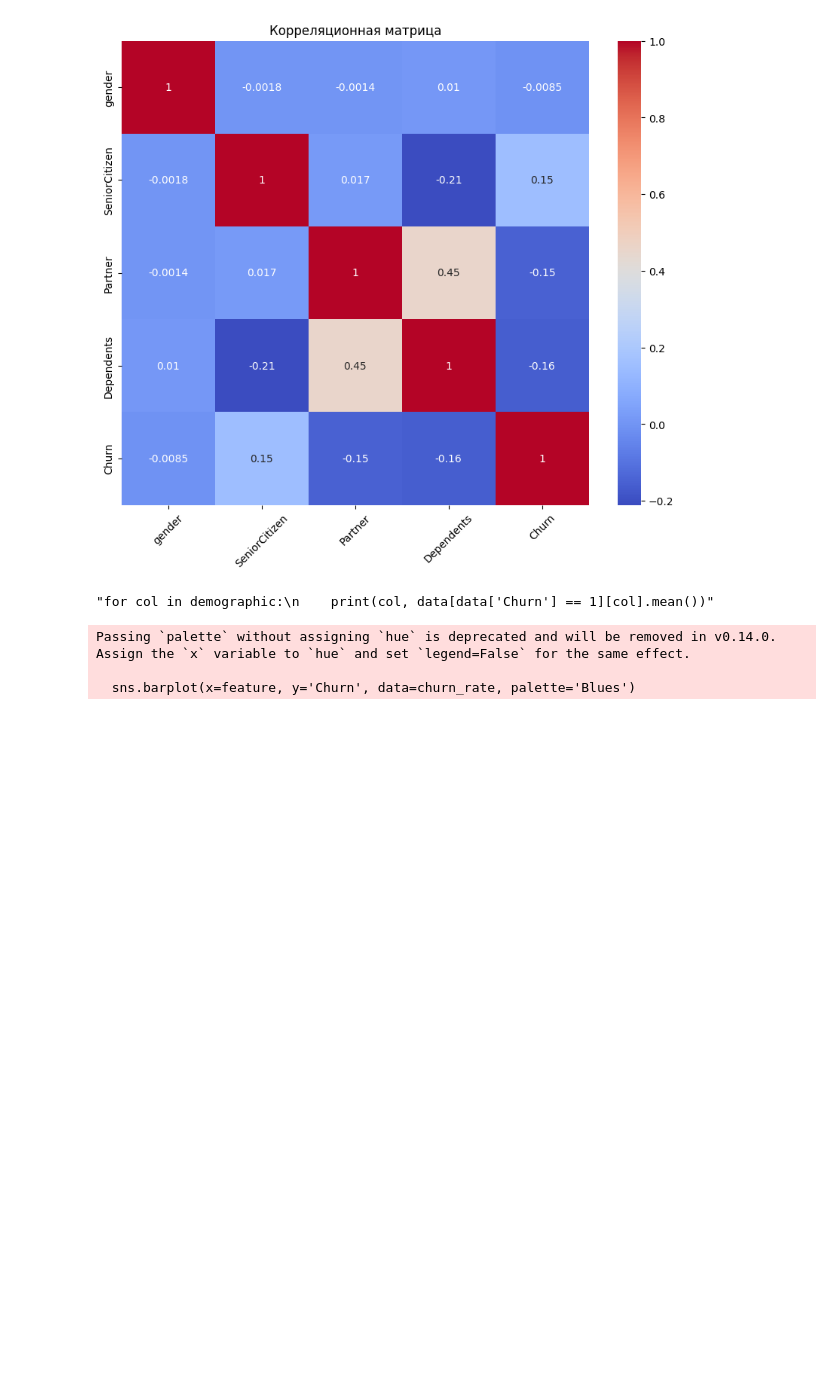
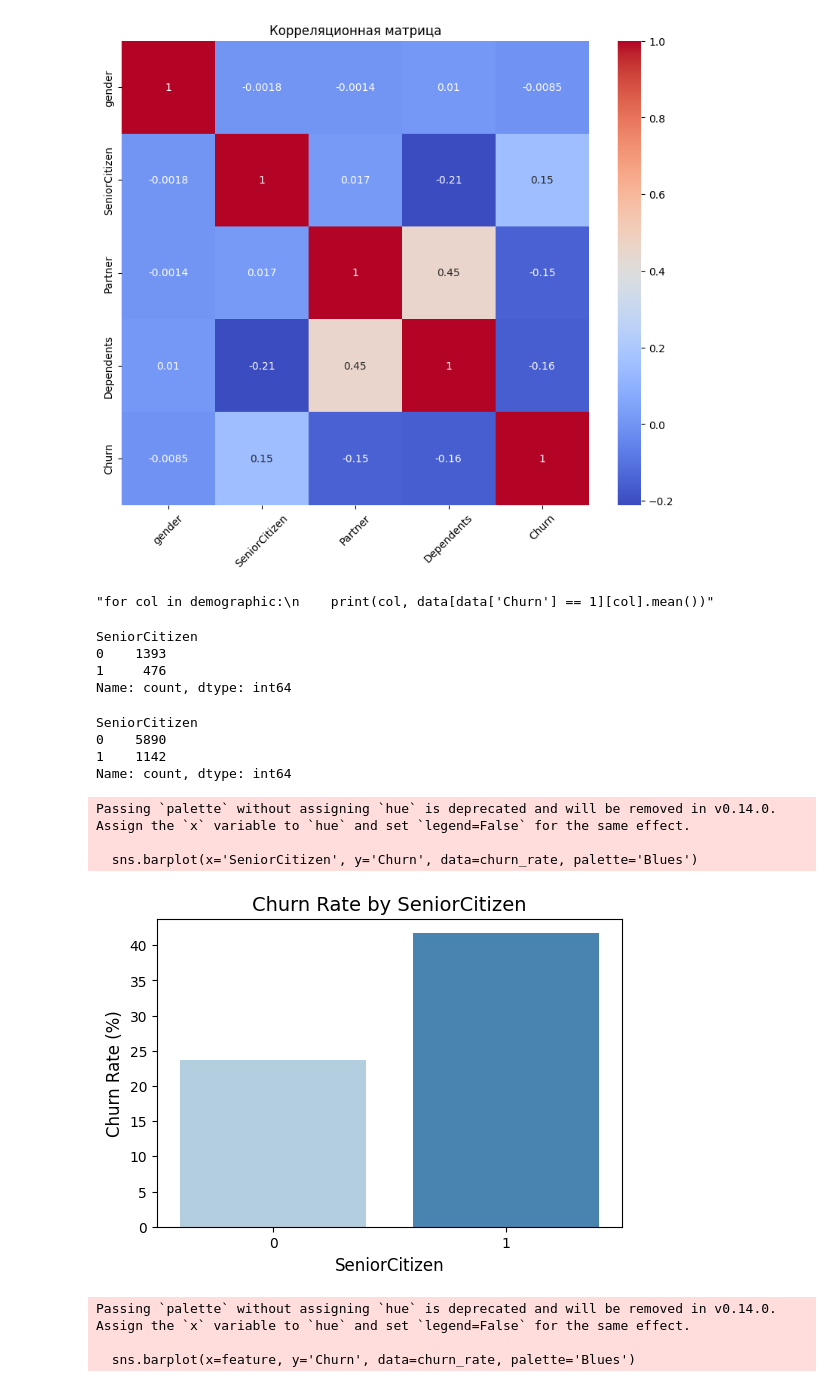
Before and after one commit to DinIskakov/Customer-Churn, a Jupyter notebook: churn.ipynb, the cells around one changed output. Saved outputs shown, nothing was run; the diff lists cells and outputs as text; code cells hidden in the pictures; blank space fills up the shorter version.

```diff
--- a/churn.ipynb
+++ b/churn.ipynb
@@ -197,10 +197,13 @@ Name: count, dtype: int64
 # %%
 ordinal = {'Month-to-month': 0, 'One year': 1, 'Two year': 2}
 data['Contract'] = data['Contract'].replace(ordinal)
+categorical.remove('Contract')
 
 correlation = data['Contract'].corr(data['Churn'])
 print(correlation)
 #A value of -0.4 suggest a moderate correlation, so we can assume
 #that our assumption of Contract being an ordinal variable was correct
+
+data[data['Churn'] == 1]['Contract'].value_counts()
 # %% [output]
 -0.39614953299365463
@@ -244,7 +252,7 @@ binary = {'No': 0, 'Yes': 1, 'Female': 0, 'Male': 1}
 for col in categorical:
     if (data[col].unique().size == 2):
         data[col] = data[col].replace(binary)
-    else:
+    elif (data[col].unique().size > 2):
         #one hot encode the rest using pandas get_dummies
         #drop_first=True drops one column so we avoid the problem of multicollinearity
         dummies = pd.get_dummies(data[col], columns=[col], prefix=col, drop_first=True).astype(int)
@@ -326,6 +334,34 @@ plt.show()
 #Scrapped logic due to the imbalance in the features values
 # %% [output]
 "for col in demographic:\n    print(col, data[data['Churn'] == 1][col].mean())"
+# %%
+data[data['Churn'] == 1]['SeniorCitizen'].value_counts()
+# %% [output]
+SeniorCitizen
+0    1393
+1     476
+Name: count, dtype: int64
+# %%
+data['SeniorCitizen'].value_counts()
+# %% [output]
+SeniorCitizen
+0    5890
+1    1142
+Name: count, dtype: int64
+# %%
+churn_rate = data.groupby('SeniorCitizen')['Churn'].mean().reset_index()
+churn_rate['Churn'] = churn_rate['Churn'] * 100
+plt.figure(figsize=(6, 4))
+sns.barplot(x='SeniorCitizen', y='Churn', data=churn_rate, palette='Blues')
+plt.title(f"Churn Rate by {'SeniorCitizen'}", fontsize=14)
+plt.xlabel('SeniorCitizen', fontsize=12)
+plt.ylabel("Churn Rate (%)", fontsize=12)
+plt.show()
+# %% [output]
+Passing `palette` without assigning `hue` is deprecated and will be removed in v0.14.0. Assign the `x` variable to `hue` and set `legend=False` for the same effect.
+
+  sns.barplot(x='SeniorCitizen', y='Churn', data=churn_rate, palette='Blues')
+[figure, added]
 # %%
 '''
 demographic = ["gender", "SeniorCitizen", "Partner", "Dependents"]
```
Also changed, not shown: parts of 13 cells of this notebook.
